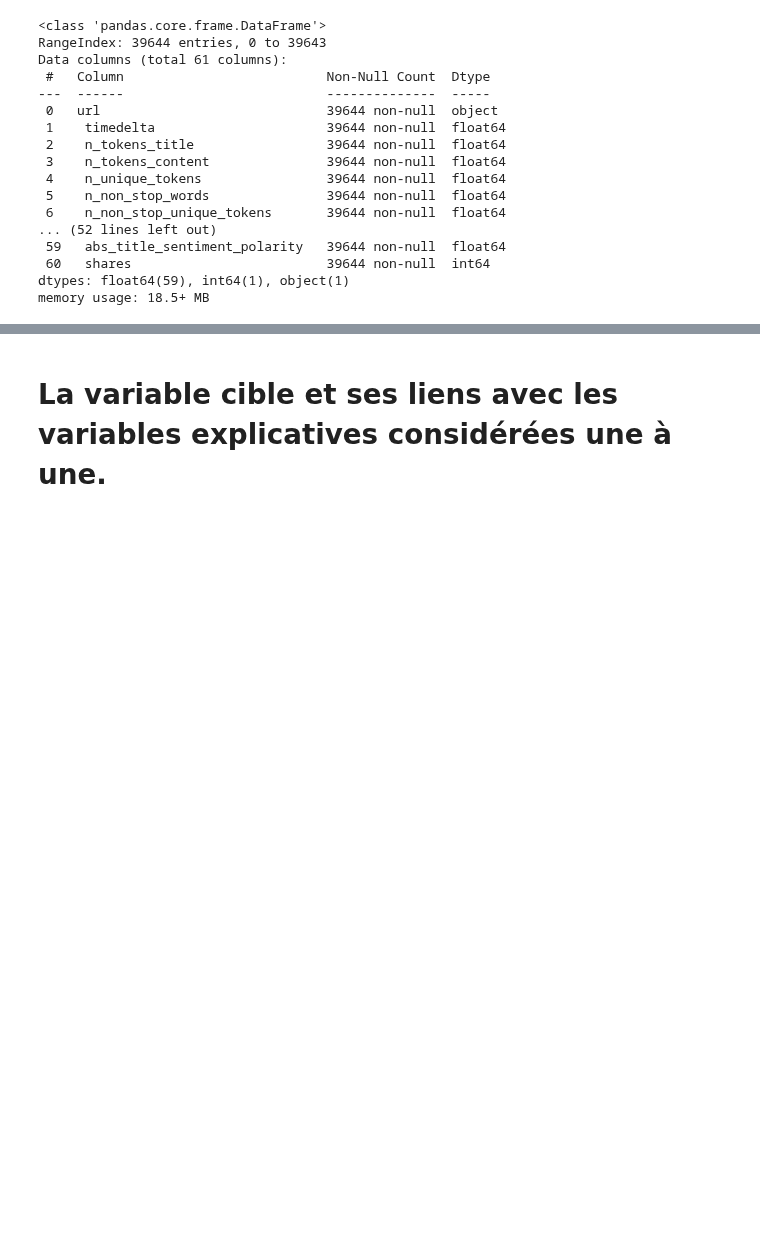
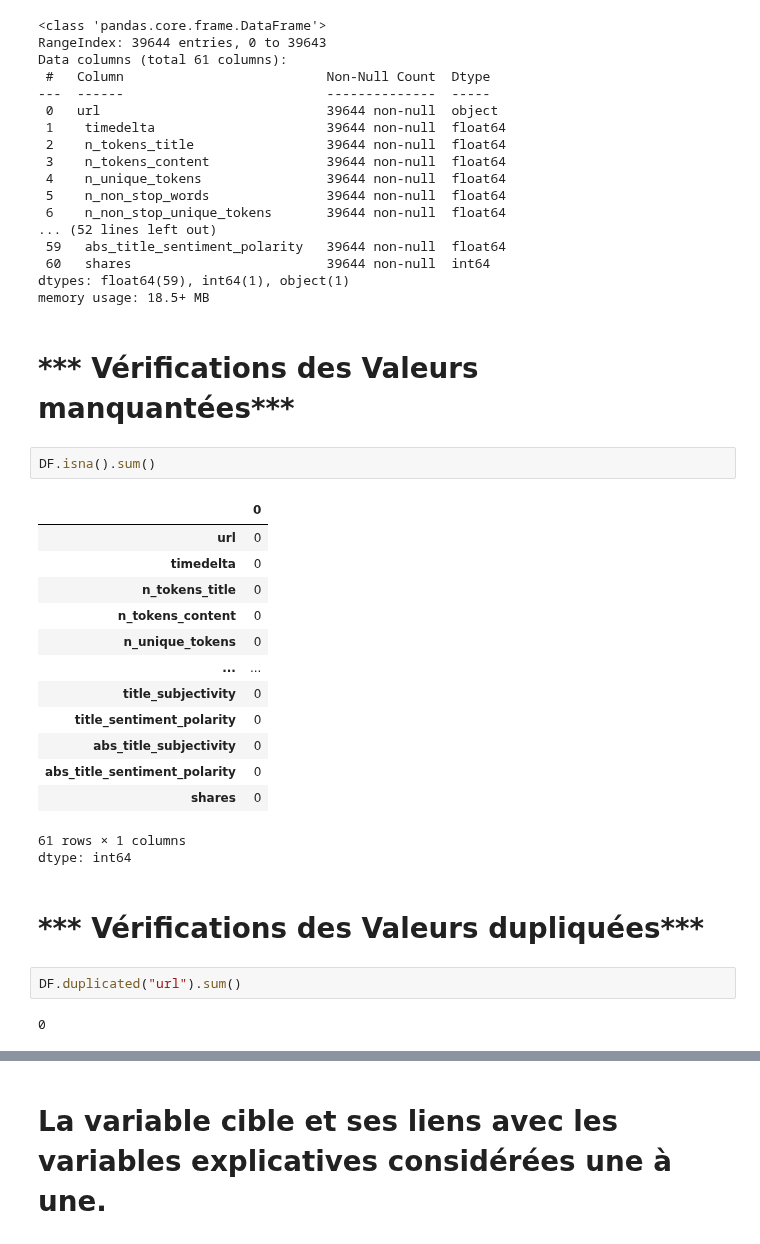
Before and after one commit to bigirimanainnocent12/Apprentissage_automatique, a Jupyter notebook: Apprentissage_Automatique.ipynb, the cells around one changed output, grey strips where cells are left out. Cells and saved outputs as stored; diff of their text form; blank space fills up the shorter version.

```diff
--- a/Apprentissage_Automatique.ipynb
+++ b/Apprentissage_Automatique.ipynb
@@ -68,6 +68,31 @@ Data columns (total 61 columns):
  60   shares                         39644 non-null  int64
 dtypes: float64(59), int64(1), object(1)
 memory usage: 18.5+ MB
+# %% [markdown]
+# *** Vérifications des Valeurs manquantées***
+# %%
+DF.isna().sum()
+# %% [output]
+|  | 0 |
+| url | 0 |
+| timedelta | 0 |
+| n_tokens_title | 0 |
+| n_tokens_content | 0 |
+| n_unique_tokens | 0 |
+| ... | ... |
+| title_subjectivity | 0 |
+| title_sentiment_polarity | 0 |
+| abs_title_subjectivity | 0 |
+| abs_title_sentiment_polarity | 0 |
+| shares | 0 |
+61 rows × 1 columns
+dtype: int64
+# %% [markdown]
+# *** Vérifications des Valeurs dupliquées***
+# %%
+DF.duplicated("url").sum()
+# %% [output]
+0
 # %%
 Variables_qualitative=DF[[" data_channel_is_lifestyle", " data_channel_is_entertainment",
                           ' data_channel_is_bus', ' data_channel_is_socmed',' data_channel_is_tech',
```
Also changed, not shown: parts of 15 cells of this notebook.
